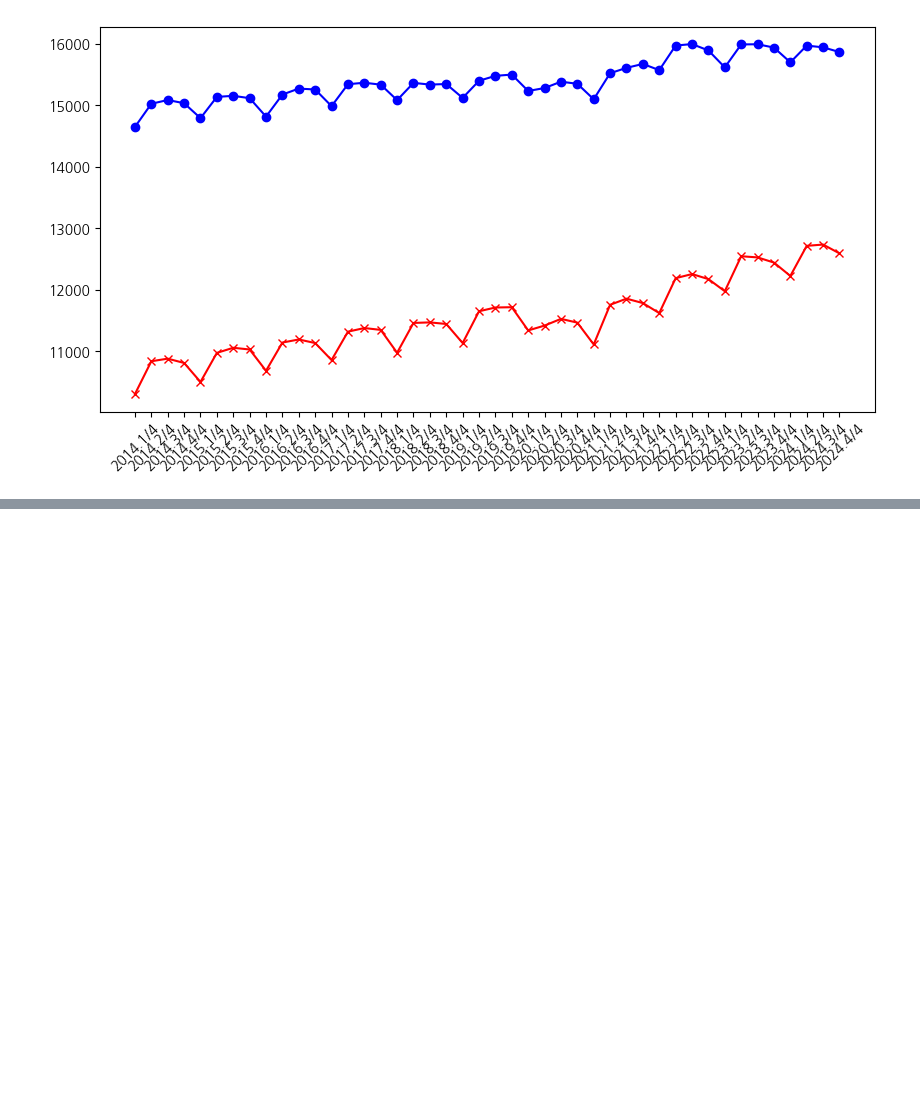
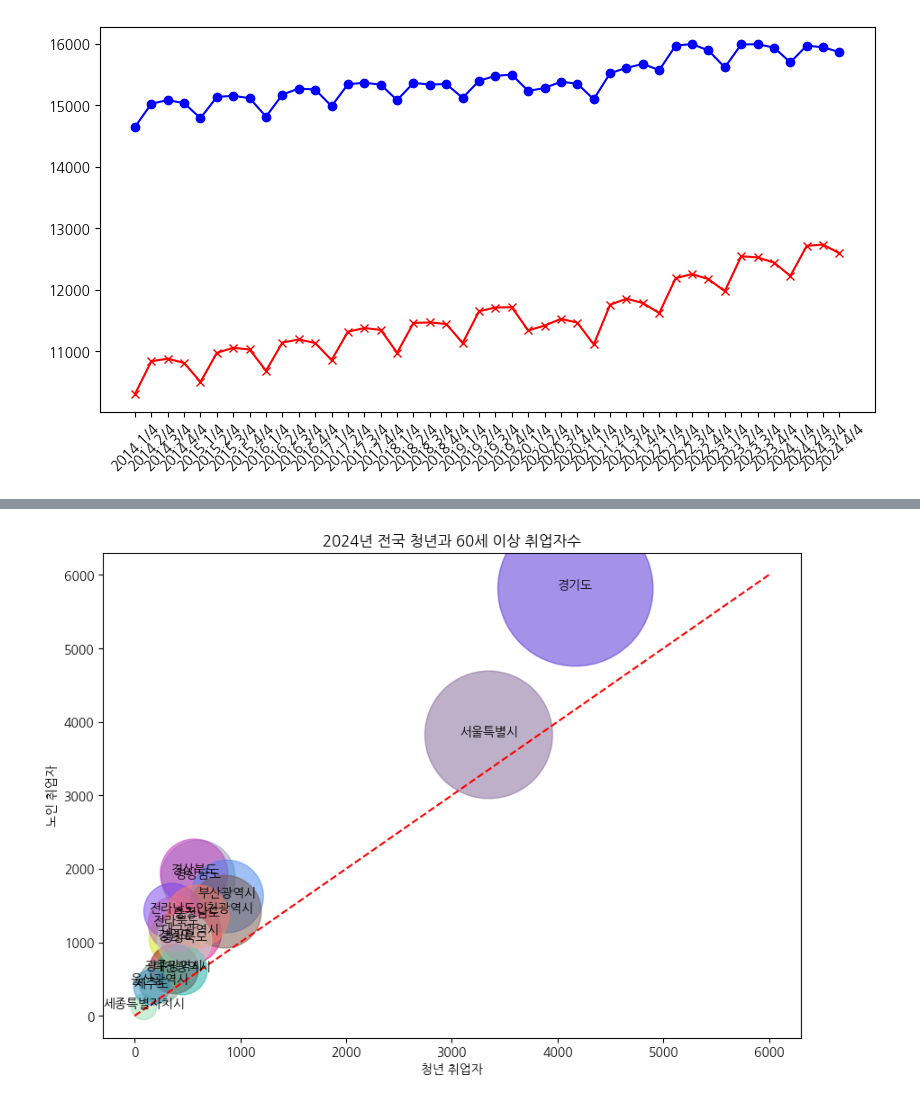
Before and after one commit to jungmin9911/python_pknu, a Jupyter notebook: py11_연령별취업자수관계.ipynb, the cells around one changed output, grey strips where cells are left out. Drawn from its saved outputs; the diff is of its cells as text; code cells hidden in the pictures; blank space fills up the shorter version.

```diff
--- a/py11_연령별취업자수관계.ipynb
+++ b/py11_연령별취업자수관계.ipynb
@@ -157,0 +224,8 @@ plt.show()
+# %%
+ex4_data = ori.copy()
+ex4_data['데이터']=ex4_data['데이터'].replace('-',0)
+ex4_data['데이터']=ex4_data['데이터'].fillna(0).astype(int)
+# %%
+filter1 = (ex4_data["시점"]>="2024.1/4") & (ex4_data["시점"]<="2024.4/4")
+ex4_data = ex4_data[filter1]
+ex4_data.head()
@@ -157,0 +239,8 @@ plt.show()
+# %%
+x1_data = ex4_data[ex4_data["연령계층별"].isin(["20 - 29세"])]
+y1_data = ex4_data[ex4_data["연령계층별"].isin(["60세이상"])]
+z1_data = ex4_data
+x1 = x1_data.groupby("시도별")["데이터"].sum()#.reset_index(name="total")  # 20대 취업자
+y1 = y1_data.groupby("시도별")["데이터"].sum()#.reset_index(name="total")  # 60대 취업자
+z1 = z1_data.groupby("시도별")["데이터"].sum()#.reset_index(name="total")  # 전체 취업자 수
+x1
@@ -157,0 +267,20 @@ plt.show()
+# %%
+import numpy as np
+regions = list(x1.index)
+color = [np.random.rand(3,) for _ in range(len(regions))]
+# %%
+fig, ax = plt.subplots(figsize=(10,7))
+# z = np.array(z, dtype=float)
+scatter = ax.scatter(x1, y1, s=z1*0.5, c=color, alpha=0.5)
+
+for n in range(len(regions)):
+    ax.annotate(regions[n], xy=(x1.iloc[n], y1.iloc[n]), ha="center")
+
+ax.plot([0, 6000],[0, 6000], color="r", linestyle="--")
+
+ax.set_title("2024년 전국 청년과 60세 이상 취업자수")
+ax.set_xlabel("청년 취업자")
+ax.set_ylabel("노인 취업자")
+plt.show()
+# %% [output]
+[figure, added]
```
Also changed, not shown: parts of 8 cells of this notebook.
